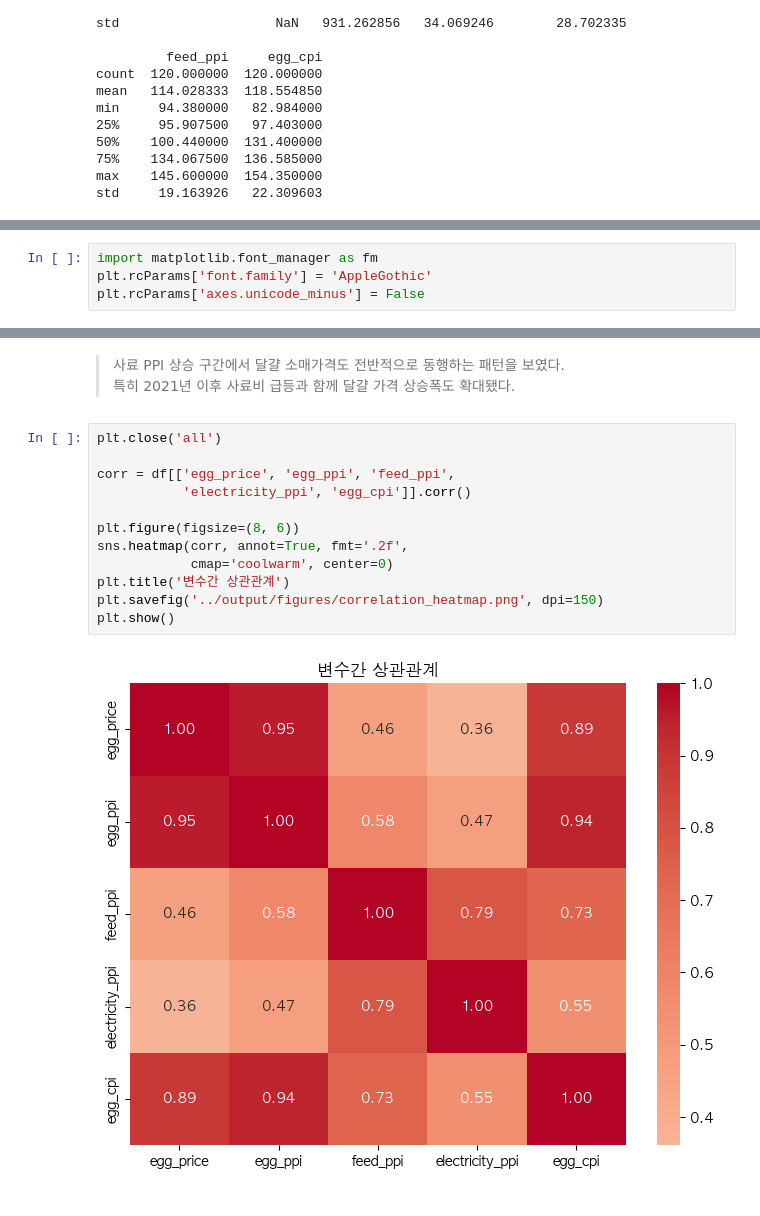
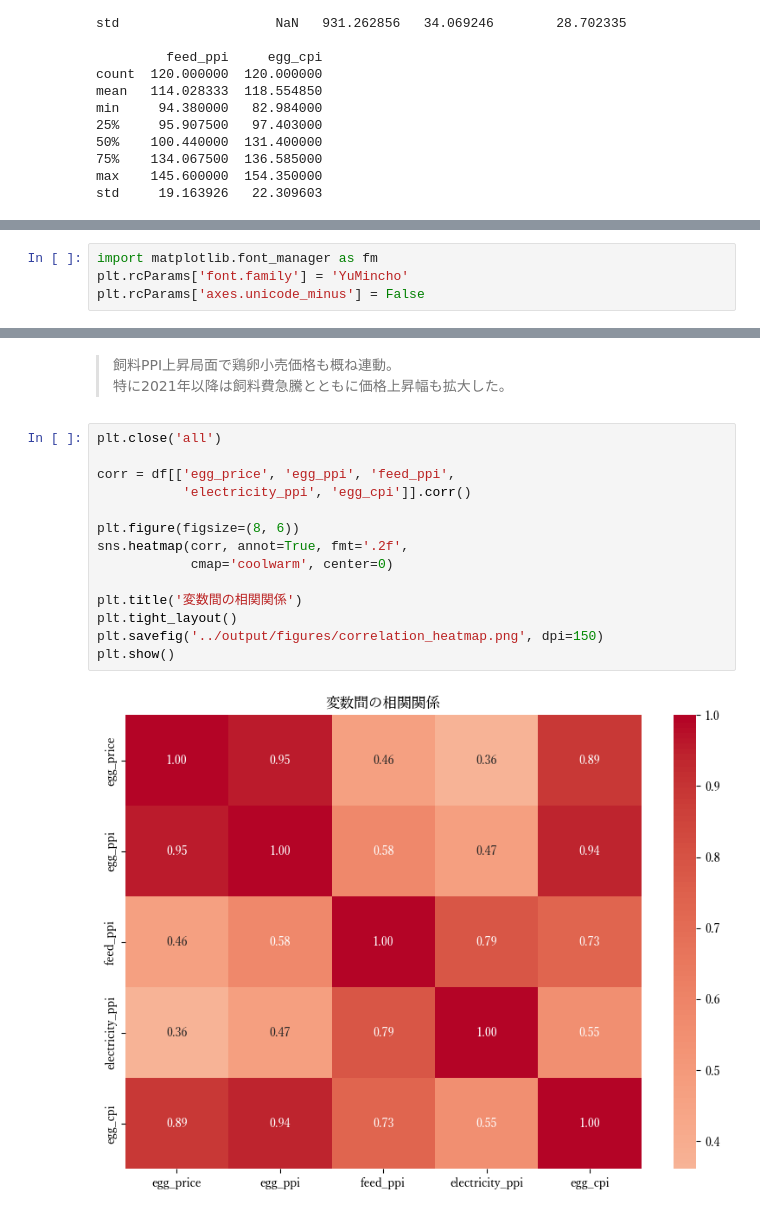
Before and after one commit to chlnaa/egg-price-analysis, a Jupyter notebook: notebooks/02_eda.ipynb, the cells around one changed output, grey strips where cells are left out. Cells and saved outputs as stored; diff of their text form.

Commit message:
chore: translate all files from Korean to Japanese including README, notebooks, charts, and dashboard

```diff
--- a/notebooks/02_eda.ipynb
+++ b/notebooks/02_eda.ipynb
@@ -108,6 +110,6 @@ std     19.163926   22.309603
 # %%
 import matplotlib.font_manager as fm
-plt.rcParams['font.family'] = 'AppleGothic'
+plt.rcParams['font.family'] = 'YuMincho'
 plt.rcParams['axes.unicode_minus'] = False
 # %%
 plt.close('all')
@@ -165,18 +165,20 @@ plt.show()
 # %% [markdown]
-> 사료 PPI 상승 구간에서 달걀 소매가격도 전반적으로 동행하는 패턴을 보였다.
-> 특히 2021년 이후 사료비 급등과 함께 달걀 가격 상승폭도 확대됐다.
+> 飼料PPI上昇局面で鶏卵小売価格も概ね連動。
+>特に2021年以降は飼料費急騰とともに価格上昇幅も拡大した。
 # %%
 plt.close('all')
 
 corr = df[['egg_price', 'egg_ppi', 'feed_ppi',
            'electricity_ppi', 'egg_cpi']].corr()
 
 plt.figure(figsize=(8, 6))
 sns.heatmap(corr, annot=True, fmt='.2f',
             cmap='coolwarm', center=0)
-plt.title('변수간 상관관계')
+
+plt.title('変数間の相関関係')
+plt.tight_layout()
 plt.savefig('../output/figures/correlation_heatmap.png', dpi=150)
 plt.show()
 # %% [output]
-[figure, old version]
+[figure, new version]
 # %% [markdown]
```
Also changed, not shown: parts of 22 cells of this notebook, 17 other files.
